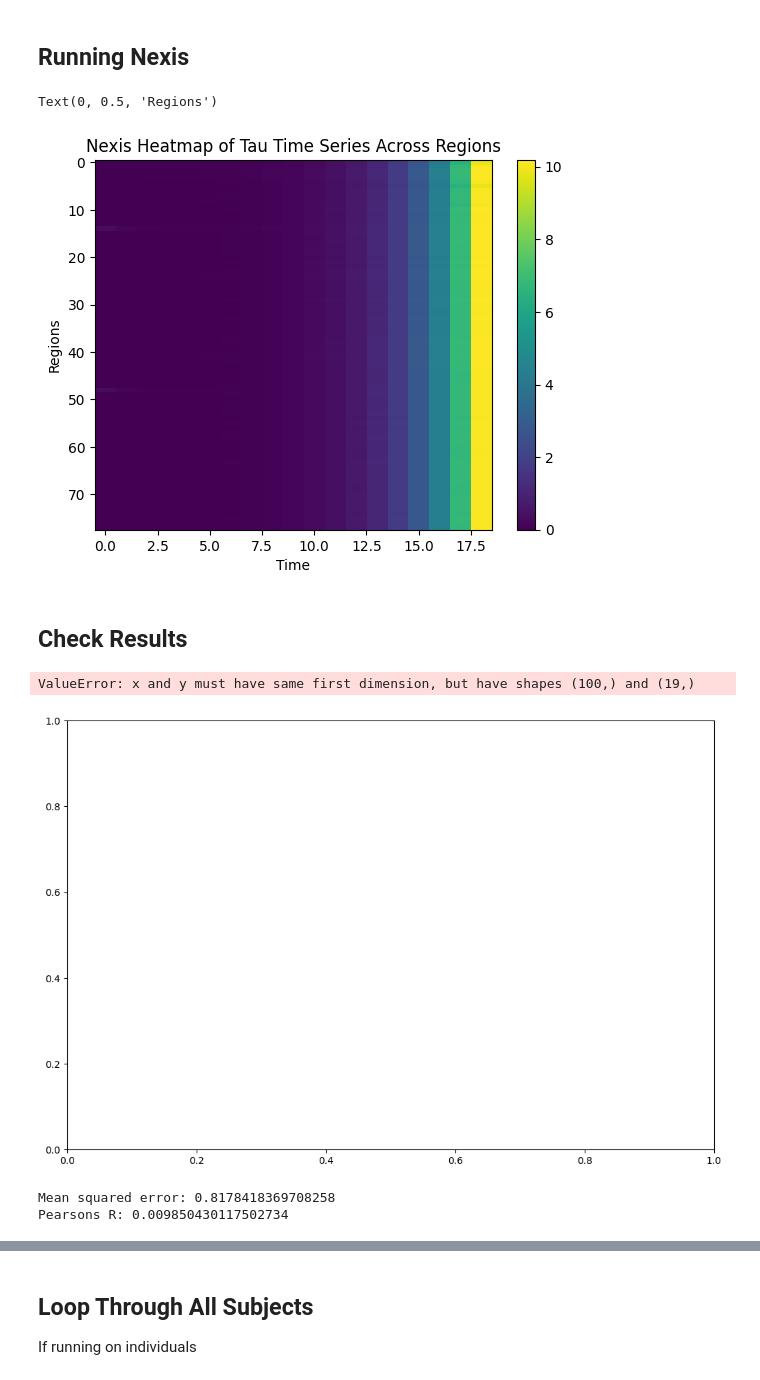
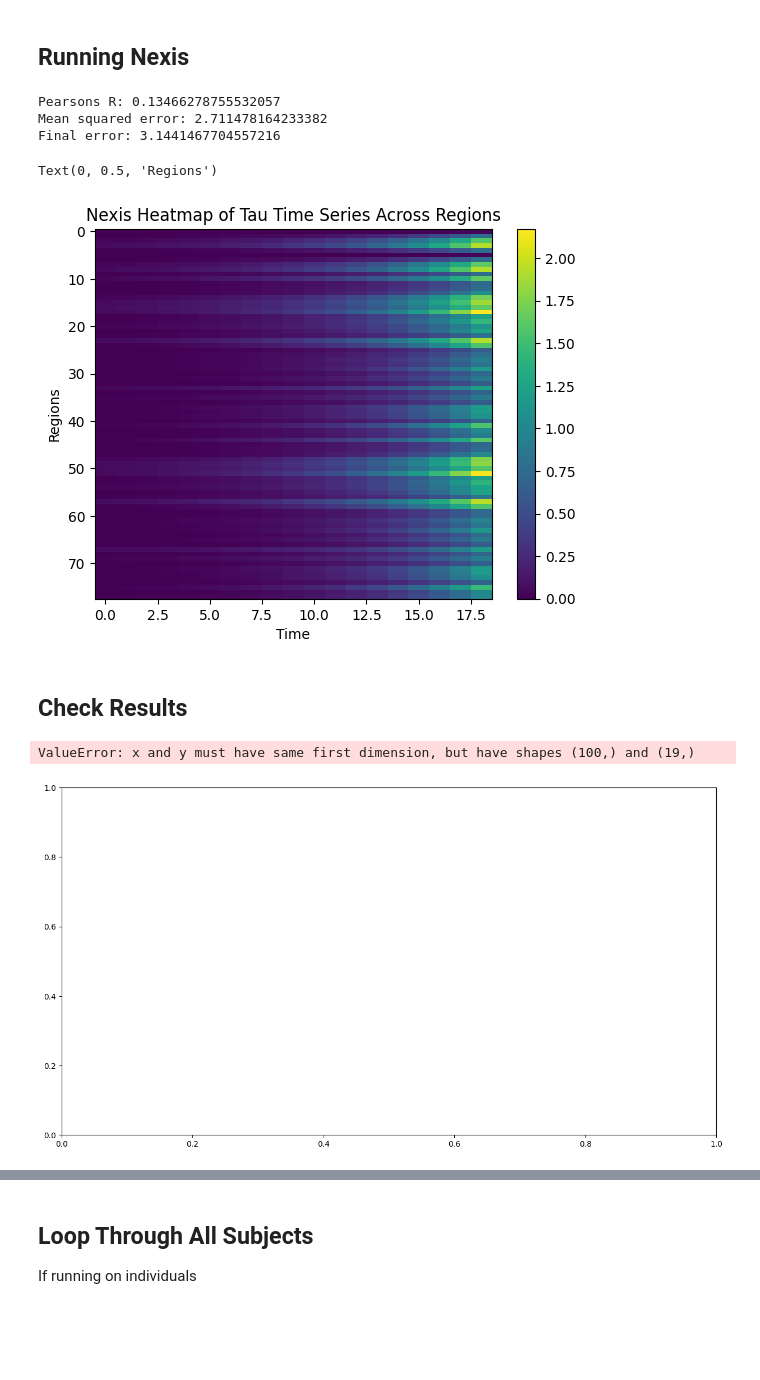
Before and after one commit to LaasyaMunjeti/EBM-Nexis, a Jupyter notebook: Running_nexis_forward.ipynb, the cells around one changed output, grey strips where cells are left out. Cells and saved outputs as stored; diff of their text form; code cells hidden in the pictures; blank space fills up the shorter version.

```diff
--- a/Running_nexis_forward.ipynb
+++ b/Running_nexis_forward.ipynb
@@ -135,9 +154,9 @@ logistic_term_ = 1 # Binary flag set to 1 to run with logistic term and 0 to run
 ## Load EBM Data
 # %%
 if individual == 1:
-    patient_data = pandas.read_csv('EBM stage + tau/Cross-sectional stage and regional tau - version 9.csv')
+    patient_data = pandas.read_csv('EBM stage + tau/Stage + tau - version 9 final run.csv')
 
-    RID = 6705	#EDIT PATIENT RID MANUALLY HERE
+    RID = 6100	#EDIT PATIENT RID MANUALLY HERE
     patient = patient_data[patient_data['RID'] == RID]
 
     # Define number of time points
@@ -163,8 +182,6 @@ if individual == 1:
     patient_tau = patient_tau.T
 
 else:
-    # Load tau time series from EBM (E(t)) to compare with NDM output (Y)
-    EBM_data = pandas.read_csv('EBM time series/EBM tau time series - version 9.csv')
 
     # Housekeeping
     EBM_data = EBM_data.drop('Unnamed: 0',axis=1)
@@ -180,6 +197,10 @@ else:
     # Delete striatal regions
     EBM_data_excluded = np.delete(EBM_data_reordered, excluded_indices,axis = 0)
 
+    # Take average of regions at t=0 and use normalize entire interpolation
+    #ebm_seed_mean = EBM_data_excluded[:,0].mean()
+    #EBM_data_excluded = EBM_data_excluded / 1.5
+
     # Normalize by L2 norm
     #normalized_EBM_data_excluded = normalize_by_l2_norm(EBM_data_excluded)
 # %% [markdown]
@@ -315,17 +373,25 @@ nexis_model = run_Nexis(C_=C_, U_=U_, init_vec_=init_vec_, t_vec_=t_vec_, w_dir_
 
 # Parameters for simulate_nexis method
 parameters = optimized_params  # [alpha, beta, gamma, s, b, p, k]
-#parameters = [1.91969057,1.21115461,1,0.5,0,0,50] # CAN MANUALLY SET PARAMETERS HERE
+#parameters = [] # CAN MANUALLY SET PARAMETERS HERE
 
 # Call the simulate_nexis method with the parameters
 Y = nexis_model.simulate_nexis(parameters)
 
 if individual == 1:
-    # Take stages from Y that correspond to patient's stages
-    Y_edited = Y[:, stages]
+    Y_edited = Y[:, stages] # Take stages from Y that correspond to patient's stages
+    corr_coeff, p_value = pearsonr(patient_tau.flatten(), Y_edited.flatten())
+    mse = mse_matrix(patient_tau, Y_edited)
+    final_error = mse + 0.5 * (1- corr_coeff)
 else:
-    # Normalize by L2 norm
-    normalized_Y = normalize_by_l2_norm(Y)
+    normalized_Y = normalize_by_l2_norm(Y) # Normalize by L2 norm
+    corr_coeff, p_value = pearsonr(EBM_data_excluded.flatten(), Y.flatten())
+    mse = mse_matrix(EBM_data_excluded, Y)
+    final_error = mse + 0.5 * (1- corr_coeff)
+
+print('Pearsons R: ' + str(corr_coeff))
+print('Mean squared error: ' + str(mse))
+print('Final error: ' + str(final_error))
 
 # Plot heatmap of Y
 plt.imshow(Y, cmap='viridis', interpolation='none', aspect='auto')
@@ -337,8 +403,11 @@ plt.ylabel('Regions')
 #ax.set_xticklabels([])
 #ax.set_yticklabels([])
 # %% [output]
-Text(0, 0.5, 'Regions')
+Pearsons R: 0.13466278755532057
+Mean squared error: 2.711478164233382
+Final error: 3.1441467704557216
+Text(0, 0.5, 'Regions')
-[figure, old version]
+[figure, new version]
 # %% [markdown]
 ## Check Results
 # %%
@@ -352,46 +421,33 @@ Y_for_figure = Y_for_figure.rename(columns={'ctx-lh-inferiortemporal': 'inferior
 
 EBM_for_figure = pandas.DataFrame(EBM_data_excluded)
 EBM_for_figure = EBM_for_figure.T
 EBM_for_figure.columns = regions
 EBM_for_figure = EBM_for_figure[['ctx-lh-inferiortemporal','ctx-lh-entorhinal','Left-Hippocampus']]
 EBM_for_figure = EBM_for_figure.rename(columns={'ctx-lh-inferiortemporal': 'inferiortemporal_EBM', 'ctx-lh-entorhinal': 'entorhinal_EBM', 'Left-Hippocampus': 'Hippocampus_EBM'})
 
 for_figure = pandas.merge(EBM_for_figure,Y_for_figure,left_index=True, right_index=True)
 
-plt.figure(figsize=(12, 8))
+plt.figure(figsize=(15, 8))
 colors = ['#FE0101', '#FFD700', '#00008B', '#FA8072', '#FFFF66', '#87CEFA']
 xnew = np.linspace(0, 16, 100)
 
 for idx, (col, color) in enumerate(zip(for_figure.columns, colors)):
     col_data = for_figure[col]
     plt.plot(xnew, col_data, '-', color=color, label=col, linewidth=2.5)
 
 # Remove tick labels but keep ticks
 #plt.gca().set_xticklabels([])
 #plt.gca().set_yticklabels([])
 
 plt.legend(loc='best', bbox_to_anchor=(1.05, 1), ncol=1)
 
 # Keep axis labels
+plt.title('Nexis fit to EBM interpolation across regions')
 plt.xlabel('Stages')
 plt.ylabel('Tau density')
 
 # Show the plot
 plt.show()
 # %% [output]
 ValueError: x and y must have same first dimension, but have shapes (100,) and (19,)
-[figure, old version]
+[figure, new version]
-# %%
-# Calculate MSE between EBM data and Y
-if individual == 1:
-    mse = mse_matrix(patient_tau, Y_edited)
-else:
-    mse = mse_matrix(EBM_data_excluded, Y)
-print('Mean squared error: ' + str(mse))
-
-# Calculate R
-R, p_value = pearsonr(Y_edited.flatten(), patient_tau.flatten())
-print('Pearsons R: ' + str(R))
-# %% [output]
-Mean squared error: 0.8178418369708258
-Pearsons R: 0.009850430117502734
```
Also changed, not shown: parts of 9 cells of this notebook, 5 other files.
